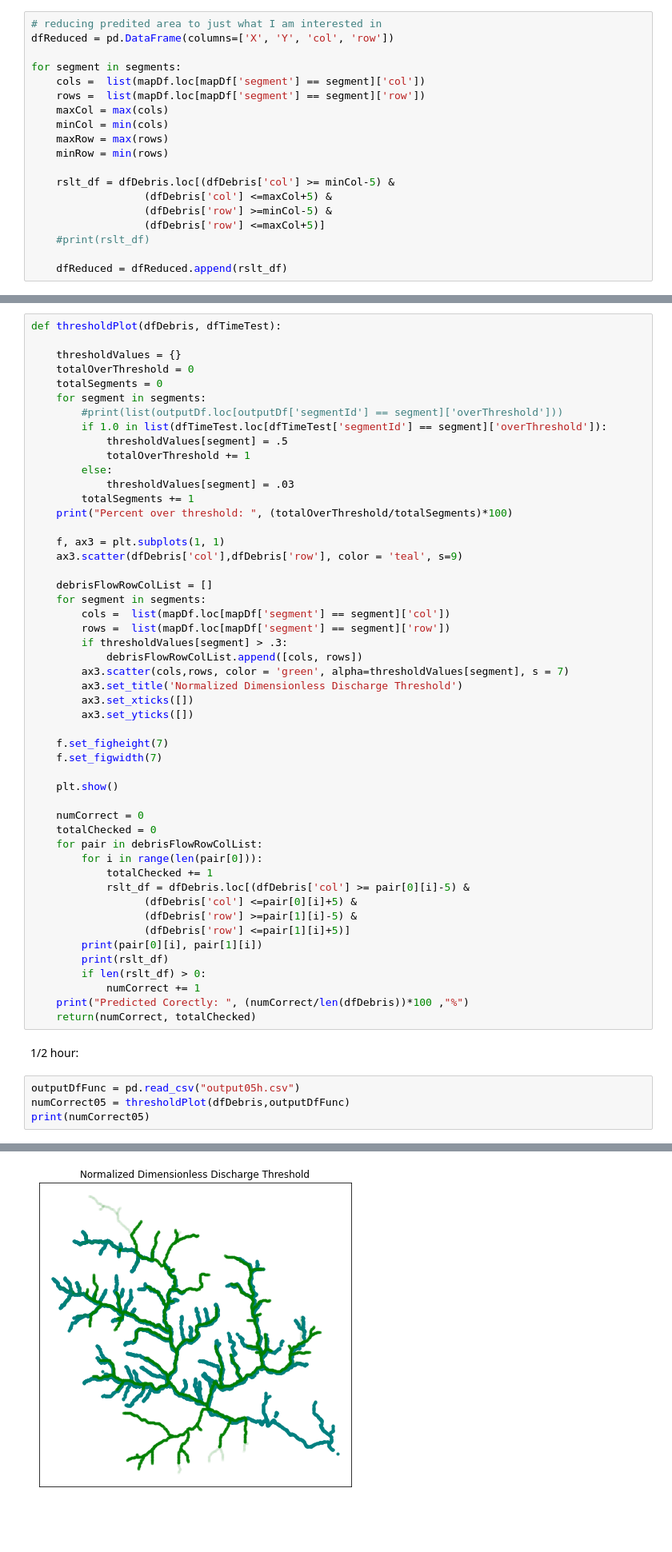
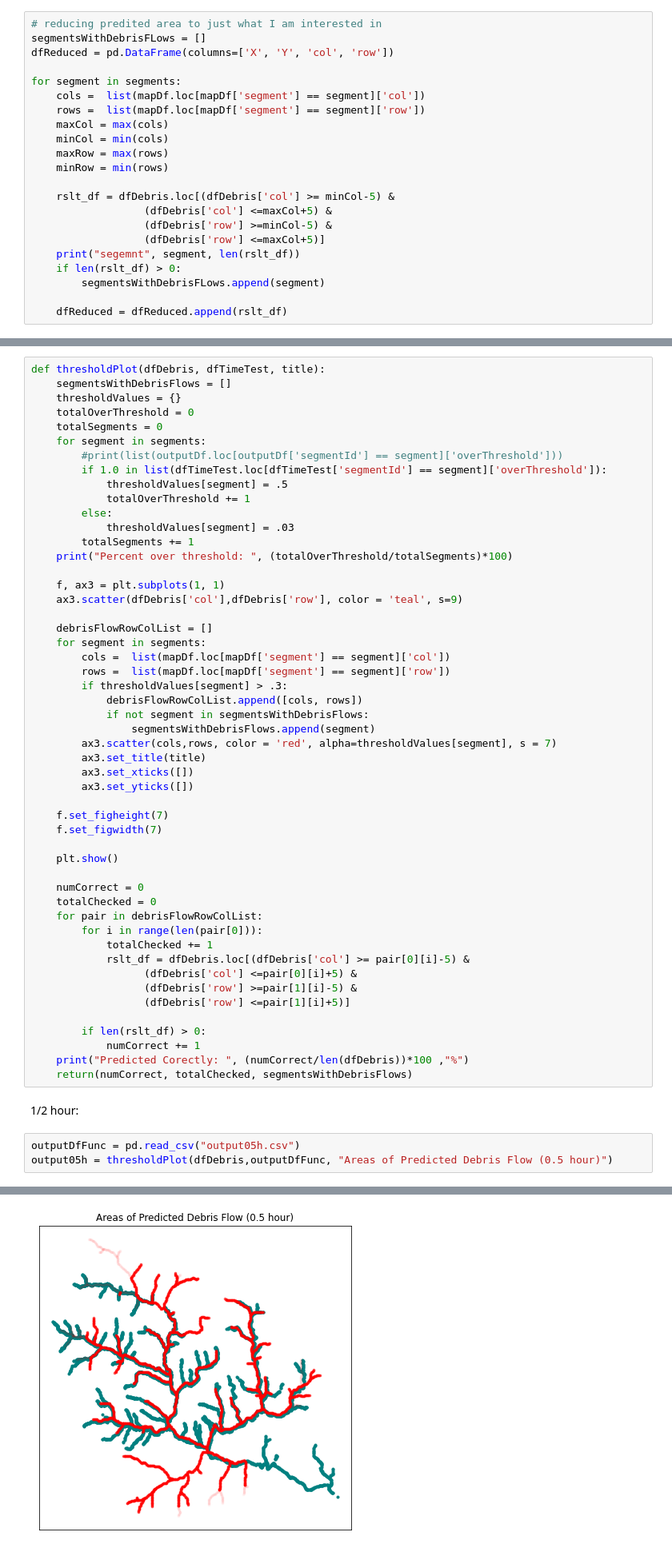
Before and after one commit to slundell123/DHSVM-for-CSDMS, a Jupyter notebook: dimensionlessDischargeModel/graphs.ipynb, the cells around one changed output, grey strips where cells are left out. Shown at 80% size. Saved outputs shown, nothing was run; the diff lists cells and outputs as text; blank space fills up the shorter version.

```diff
--- a/dimensionlessDischargeModel/graphs.ipynb
+++ b/dimensionlessDischargeModel/graphs.ipynb
@@ -446,6 +446,7 @@ print(dfFlowLines)
 [20389 rows x 4 columns]
 # %%
 # reducing predited area to just what I am interested in
+segmentsWithDebrisFLows = []
 dfReduced = pd.DataFrame(columns=['X', 'Y', 'col', 'row'])
 
 for segment in segments:
@@ -460,6 +461,8 @@ for segment in segments:
                   (dfDebris['col'] <=maxCol+5) &
                   (dfDebris['row'] >=minCol-5) &
                   (dfDebris['row'] <=maxCol+5)]
-    #print(rslt_df)
+    print("segemnt", segment, len(rslt_df))
+    if len(rslt_df) > 0:
+        segmentsWithDebrisFLows.append(segment)
 
     dfReduced = dfReduced.append(rslt_df)
@@ -479,8 +506,8 @@ print(len(dfDebris))
 # %% [markdown]
 Plotting debris flows on top of pedicted area:
 # %%
-def thresholdPlot(dfDebris, dfTimeTest):
-
+def thresholdPlot(dfDebris, dfTimeTest, title):
+    segmentsWithDebrisFlows = []
     thresholdValues = {}
     totalOverThreshold = 0
     totalSegments = 0
@@ -503,8 +530,10 @@ def thresholdPlot(dfDebris, dfTimeTest):
         rows =  list(mapDf.loc[mapDf['segment'] == segment]['row'])
         if thresholdValues[segment] > .3:
             debrisFlowRowColList.append([cols, rows])
-        ax3.scatter(cols,rows, color = 'green', alpha=thresholdValues[segment], s = 7)
-        ax3.set_title('Normalized Dimensionless Discharge Threshold')
+            if not segment in segmentsWithDebrisFlows:
+                segmentsWithDebrisFlows.append(segment)
+        ax3.scatter(cols,rows, color = 'red', alpha=thresholdValues[segment], s = 7)
+        ax3.set_title(title)
         ax3.set_xticks([])
         ax3.set_yticks([])
 
@@ -522,18 +551,16 @@ def thresholdPlot(dfDebris, dfTimeTest):
                   (dfDebris['col'] <=pair[0][i]+5) &
                   (dfDebris['row'] >=pair[1][i]-5) &
                   (dfDebris['row'] <=pair[1][i]+5)]
-        print(pair[0][i], pair[1][i])
-        print(rslt_df)
+
         if len(rslt_df) > 0:
             numCorrect += 1
     print("Predicted Corectly: ", (numCorrect/len(dfDebris))*100 ,"%")
-    return(numCorrect, totalChecked)
+    return(numCorrect, totalChecked, segmentsWithDebrisFlows)
 # %% [markdown]
 1/2 hour:
 # %%
 outputDfFunc = pd.read_csv("output05h.csv")
-numCorrect05 = thresholdPlot(dfDebris,outputDfFunc)
-print(numCorrect05)
+output05h = thresholdPlot(dfDebris,outputDfFunc, "Areas of Predicted Debris Flow (0.5 hour)")
 # %% [output]
 Percent over threshold:  76.81159420289855
-[figure, old version]
+[figure, new version]
```
Also changed, not shown: parts of 16 cells of this notebook.
